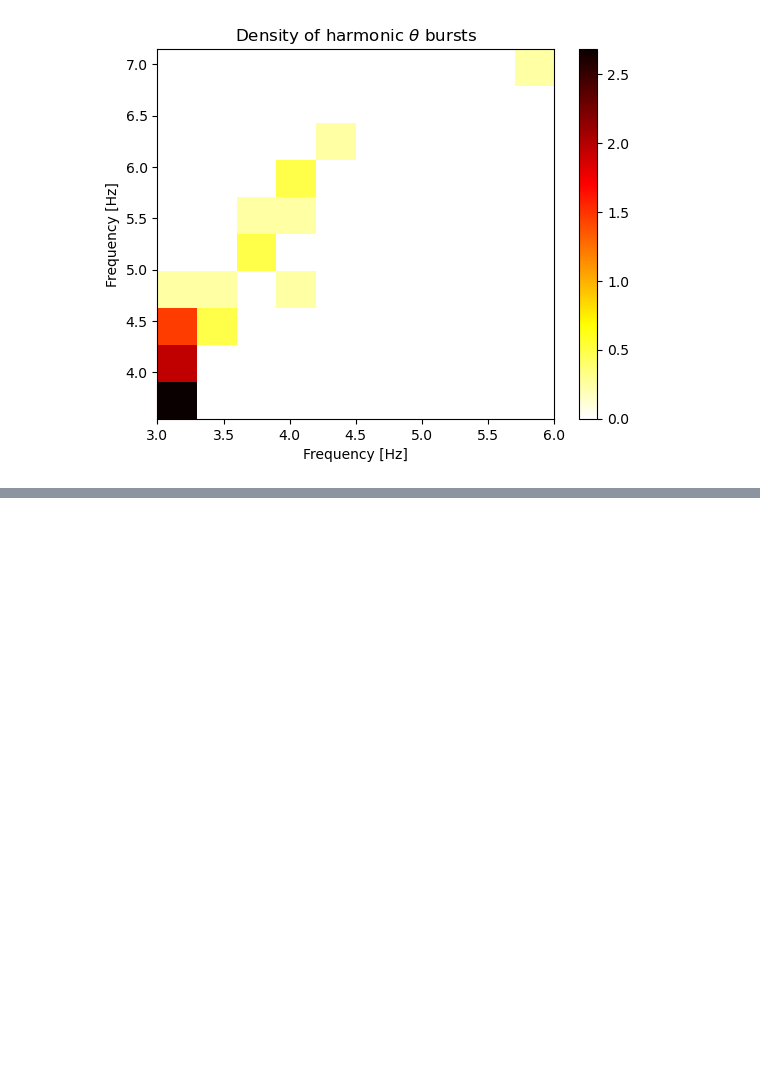
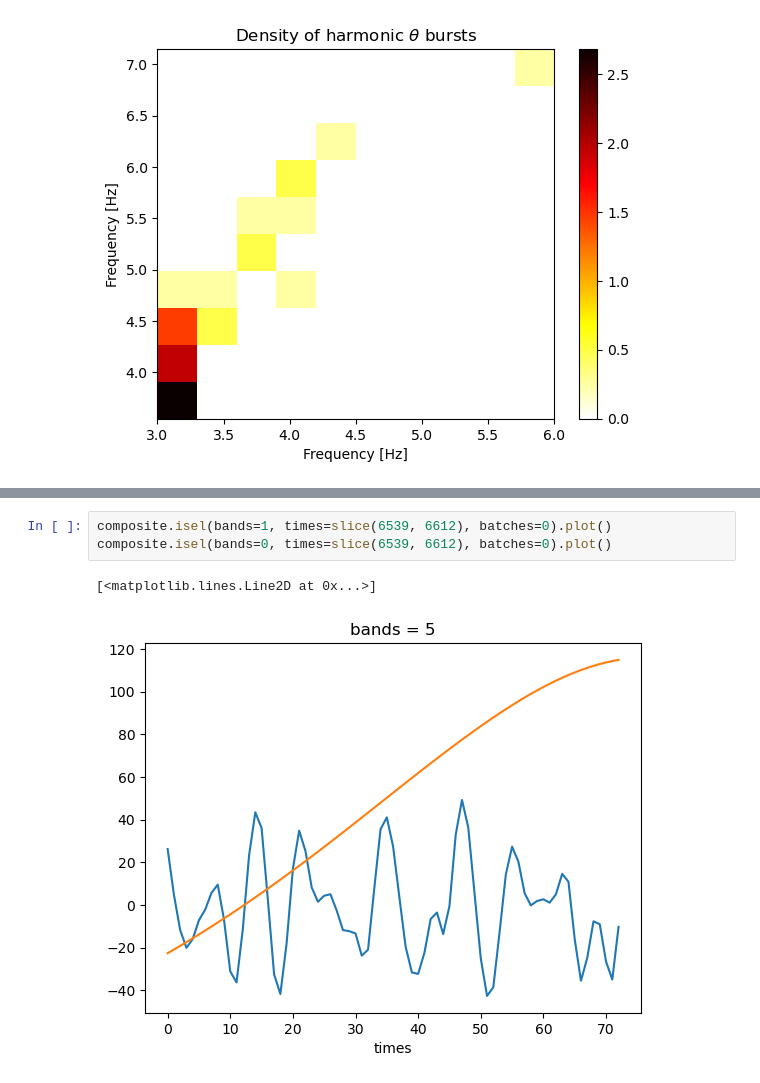
Before and after one commit to ViniciusLima94/vanderbilt, a Jupyter notebook: notebooks/2_Empirical_Mode_Decomposition.ipynb, the cells around one changed output, grey strips where cells are left out. Drawn from its saved outputs; the diff is of its cells as text; blank space fills up the shorter version.

```diff
--- a/notebooks/2_Empirical_Mode_Decomposition.ipynb
+++ b/notebooks/2_Empirical_Mode_Decomposition.ipynb
@@ -964,0 +967,6 @@ plt.colorbar()
+# %%
+composite.isel(bands=1, times=slice(6539, 6612), batches=0).plot()
+composite.isel(bands=0, times=slice(6539, 6612), batches=0).plot()
+# %% [output]
+[<matplotlib.lines.Line2D at 0x...>]
+[figure, added]
```
Also changed, not shown: parts of 12 cells of this notebook, 1 other file.
